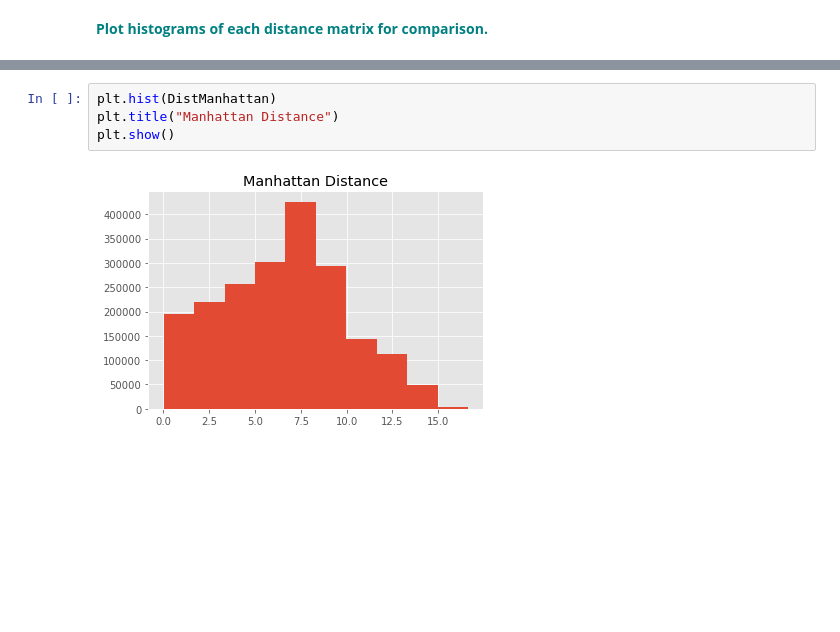
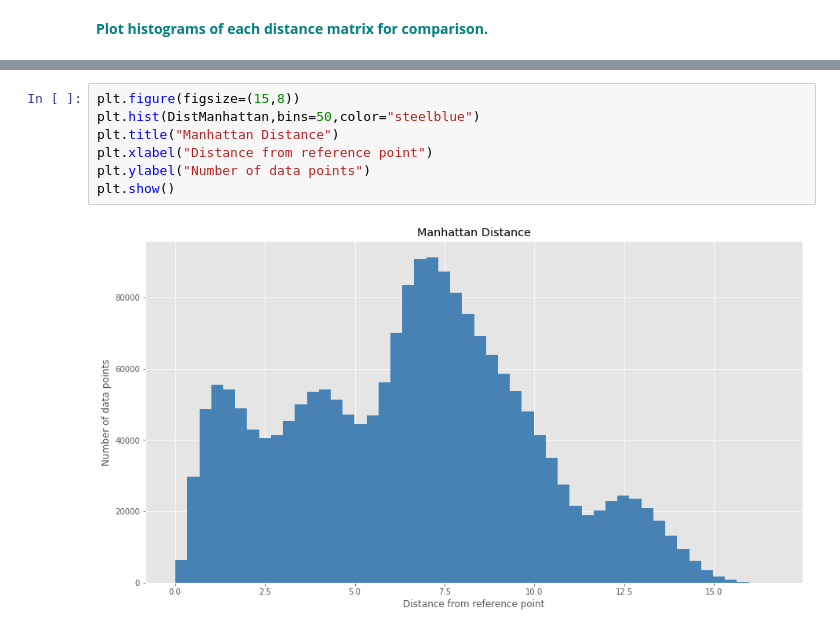
Before and after one commit to shaisid01/Data-Science, a Jupyter notebook: CaseStudies/Euclidean and Manhattan Distances/Euclidean_and_Manhattan_Distances_Case_Study.ipynb, the cells around one changed output, grey strips where cells are left out. Drawn from its saved outputs; the diff is of its cells as text; blank space fills up the shorter version.

```diff
--- a/CaseStudies/Euclidean and Manhattan Distances/Euclidean_and_Manhattan_Distances_Case_Study.ipynb
+++ b/CaseStudies/Euclidean and Manhattan Distances/Euclidean_and_Manhattan_Distances_Case_Study.ipynb
@@ -162,7 +207,10 @@ plt.show()
 # %%
-plt.hist(DistManhattan)
+plt.figure(figsize=(15,8))
+plt.hist(DistManhattan,bins=50,color="steelblue")
 plt.title("Manhattan Distance")
+plt.xlabel("Distance from reference point")
+plt.ylabel("Number of data points")
 plt.show()
 # %% [output]
-[figure, old version]
+[figure, new version]
 # %%
```
Also changed, not shown: parts of 12 cells of this notebook.
